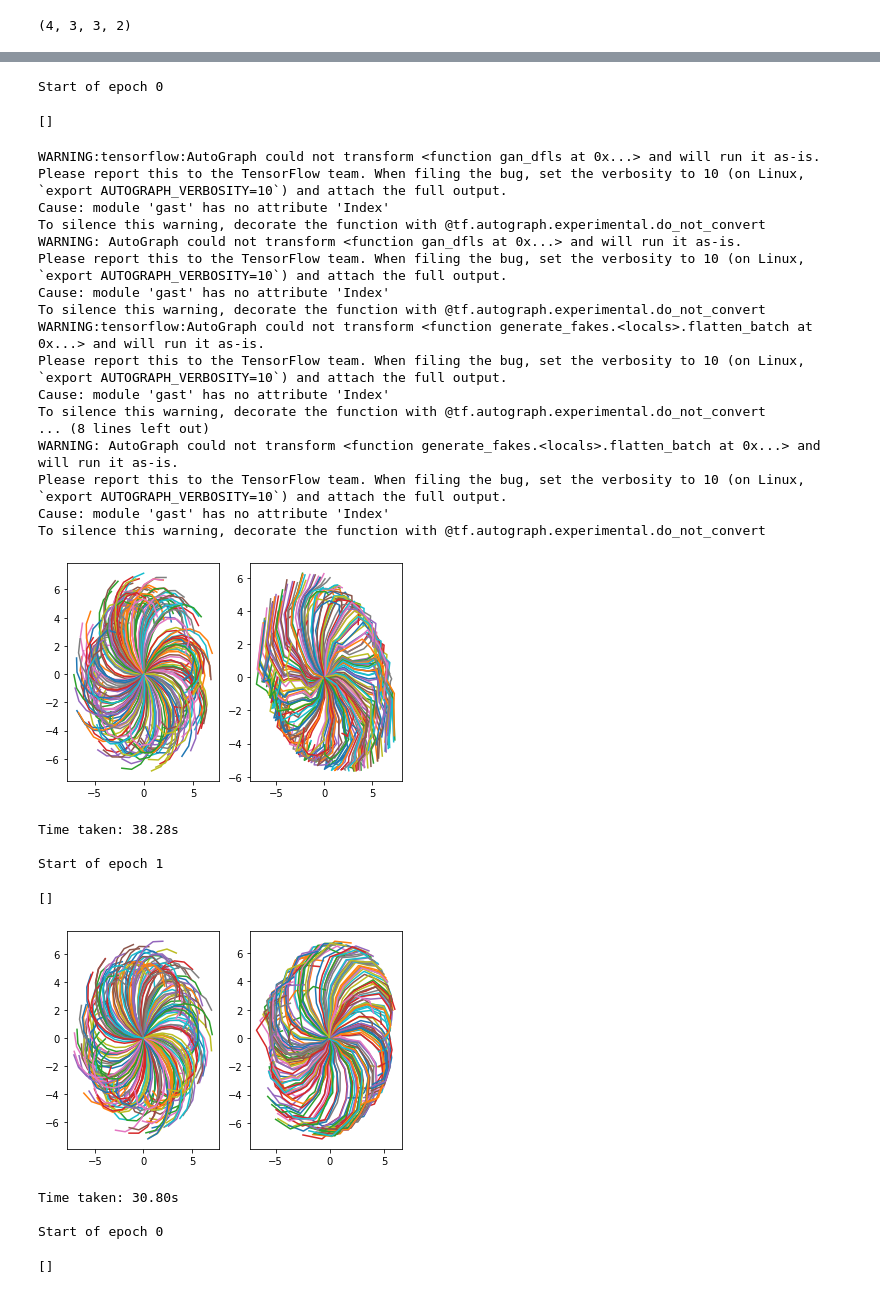
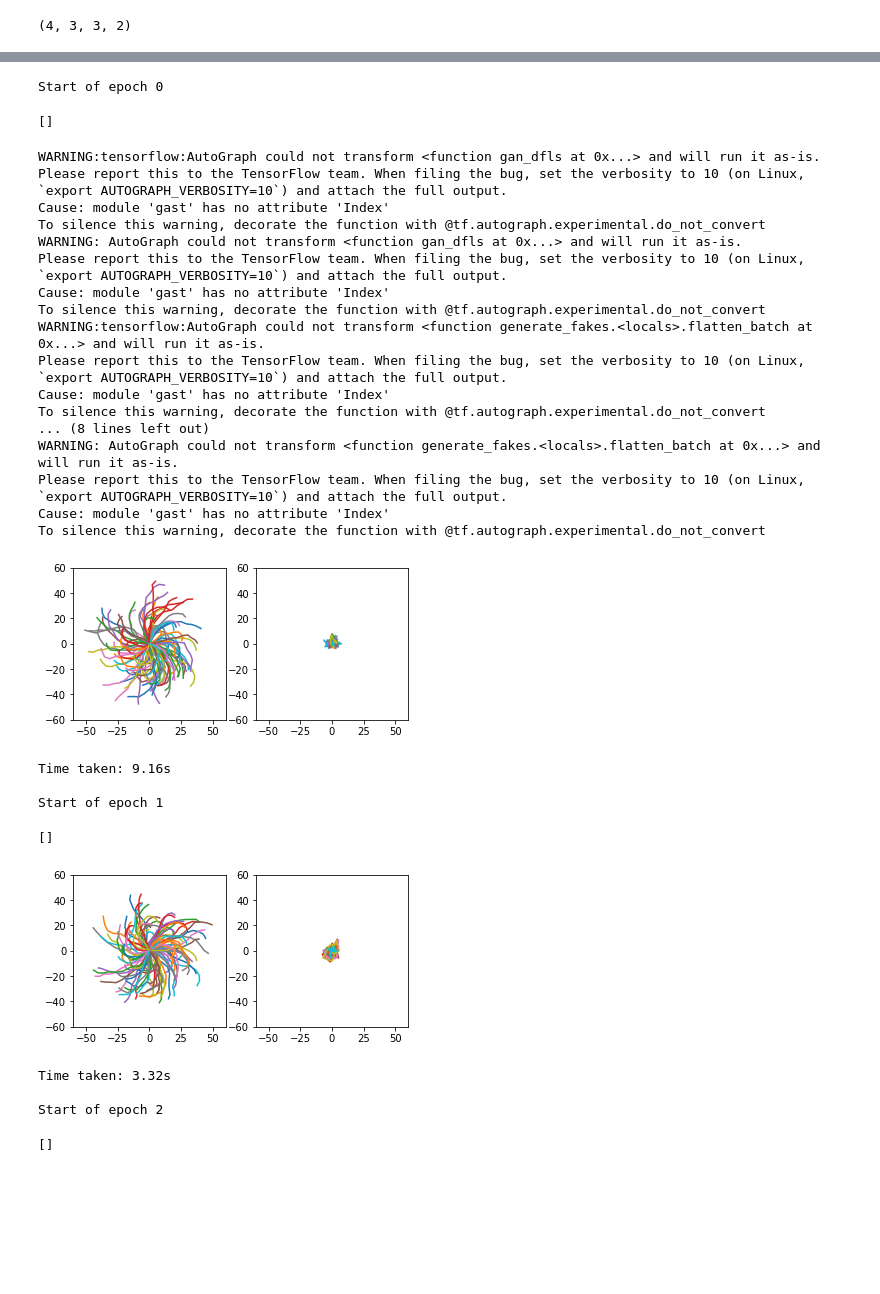
Before and after one commit to bmabsout/swirls, a Jupyter notebook: Swirls.ipynb, the cells around one changed output, grey strips where cells are left out. Saved outputs shown, nothing was run; the diff lists cells and outputs as text; code cells hidden in the pictures; blank space fills up the shorter version.

```diff
--- a/Swirls.ipynb
+++ b/Swirls.ipynb
@@ -69,7 +87,10 @@ def discriminator_def(hidden_sizes: list[int], strand_size: int, num_states: int
 
     dense = layers.Reshape((num_states, strand_size*2))(strands_input)
     for hidden_size in hidden_sizes:
-        dense = layers.Dense(hidden_size, activation="selu", kernel_initializer='lecun_normal')(dense)
+        dense = layers.Dense(hidden_size,
+                             activation="selu",
+                             kernel_initializer='lecun_normal',
+                             kernel_regularizer=PMean(1.0))(dense)
     flattened = layers.Flatten()(dense)
     output = layers.Dense(1, activation="sigmoid")(flattened)
     model = keras.Model(
@@ -90,7 +111,7 @@ def discriminator_def(hidden_sizes: list[int], strand_size: int, num_states: int
 # %%
 @tf.function
 def generate_fakes(generator, shape):
-    latent = tf.random.normal(shape=tf.concat([shape,generator.inputs[0].shape[1:]],axis=0))
+    latent = tf.random.uniform(minval=-4.0, maxval=4.0, shape=tf.concat([shape,generator.inputs[0].shape[1:]],axis=0))
     @tf.function
     def flatten_batch(b):
         return tf.reshape(b, shape=tf.concat([[-1], generator.inputs[0].shape[1:]], axis=0))
@@ -170,10 +200,10 @@ def show_info(scalar_dfl):
     return f"{scalar:.2e}|{utils.format_dfl(dfl)}"
 # %%
 swirl_size = 10
-num_swirls_per_discrimination = 5
-generator = generator_def([60,60], swirl_size)
+num_swirls_per_discrimination = 1
+generator = generator_def([100,100], swirl_size)
 generator.summary()
-discriminator = discriminator_def([50,50], swirl_size, num_swirls_per_discrimination)
+discriminator = discriminator_def([100,100], swirl_size, num_swirls_per_discrimination)
 discriminator.summary()
 # %% [output]
 Model: "generator"
@@ -194,55 +224,52 @@ Trainable params: 3,851
 Non-trainable params: 0
 _________________________________________________________________
-# %%
-batch_size = 50
-num_batches = 10000
-
-# dataset.shape
 # %%
 %matplotlib inline
 
 def end_of_epoch(epoch, time):
-    fake_pts = generate_fakes(generator, [200]).numpy()
+    fake_pts = generate_fakes(generator, [100]).numpy()
     fig, axs = plt.subplot_mosaic([['real', 'fake']])
     plot_swirls(fake_pts, axs['fake'])
-    plot_swirls(generate_swirls([200,10], default_rng()), axs['real'])
+    plot_swirls(generate_swirls([100,10], default_rng()), axs['real'])
     plt.show()
 
-def epochs(n, rng):
-    for i in range(n):
+def create_dataset(rng=default_rng(), num_epochs=20, batch_size = 30, num_batches = 1000):
+    for i in range(num_epochs):
         yield generate_swirls([num_batches, batch_size, num_swirls_per_discrimination, swirl_size],rng)
 
-def train(dataset, lr):
-    utils.train_loop(dataset, train_step(generator, discriminator, lr), end_of_epoch)
-train(epochs(2, default_rng()), 1e-3)
-train(epochs(10, default_rng()), 1e-4)
+def train(dataset, gen_lr, disc_lr):
+    utils.train_loop(dataset, train_step(generator, discriminator, gen_lr, disc_lr), end_of_epoch)
+# train(create_dataset(num_epochs=1), 1e-3, 1e-3)
+train(create_dataset(num_epochs=20), 1e-4, 1e-4)
+train(create_dataset(num_epochs=20, batch_size=30), 1e-4, 1e-4)
+train(create_dataset(num_epochs=10, batch_size=100), 1e-5, 1e-5)
 # %% [output]
 Start of epoch 0
 []
 WARNING:tensorflow:AutoGraph could not transform <function gan_dfls at 0x...> and will run it as-is.
 Please report this to the TensorFlow team. When filing the bug, set the verbosity to 10 (on Linux, `export AUTOGRAPH_VERBOSITY=10`) and attach the full output.
 Cause: module 'gast' has no attribute 'Index'
 To silence this warning, decorate the function with @tf.autograph.experimental.do_not_convert
 WARNING: AutoGraph could not transform <function gan_dfls at 0x...> and will run it as-is.
 Please report this to the TensorFlow team. When filing the bug, set the verbosity to 10 (on Linux, `export AUTOGRAPH_VERBOSITY=10`) and attach the full output.
 Cause: module 'gast' has no attribute 'Index'
 To silence this warning, decorate the function with @tf.autograph.experimental.do_not_convert
 WARNING:tensorflow:AutoGraph could not transform <function generate_fakes.<locals>.flatten_batch at 0x...> and will run it as-is.
 Please report this to the TensorFlow team. When filing the bug, set the verbosity to 10 (on Linux, `export AUTOGRAPH_VERBOSITY=10`) and attach the full output.
 Cause: module 'gast' has no attribute 'Index'
 To silence this warning, decorate the function with @tf.autograph.experimental.do_not_convert
 ... (8 lines left out)
 WARNING: AutoGraph could not transform <function generate_fakes.<locals>.flatten_batch at 0x...> and will run it as-is.
 Please report this to the TensorFlow team. When filing the bug, set the verbosity to 10 (on Linux, `export AUTOGRAPH_VERBOSITY=10`) and attach the full output.
 Cause: module 'gast' has no attribute 'Index'
 To silence this warning, decorate the function with @tf.autograph.experimental.do_not_convert
-[figure, old version]
+[figure, new version]
-Time taken: 38.28s
+Time taken: 9.16s
 
 Start of epoch 1
 []
-[figure, old version]
+[figure, new version]
-Time taken: 30.80s
+Time taken: 3.32s
 
-Start of epoch 0
+Start of epoch 2
 []
```
Also changed, not shown: parts of 10 cells of this notebook, 2 other files.
